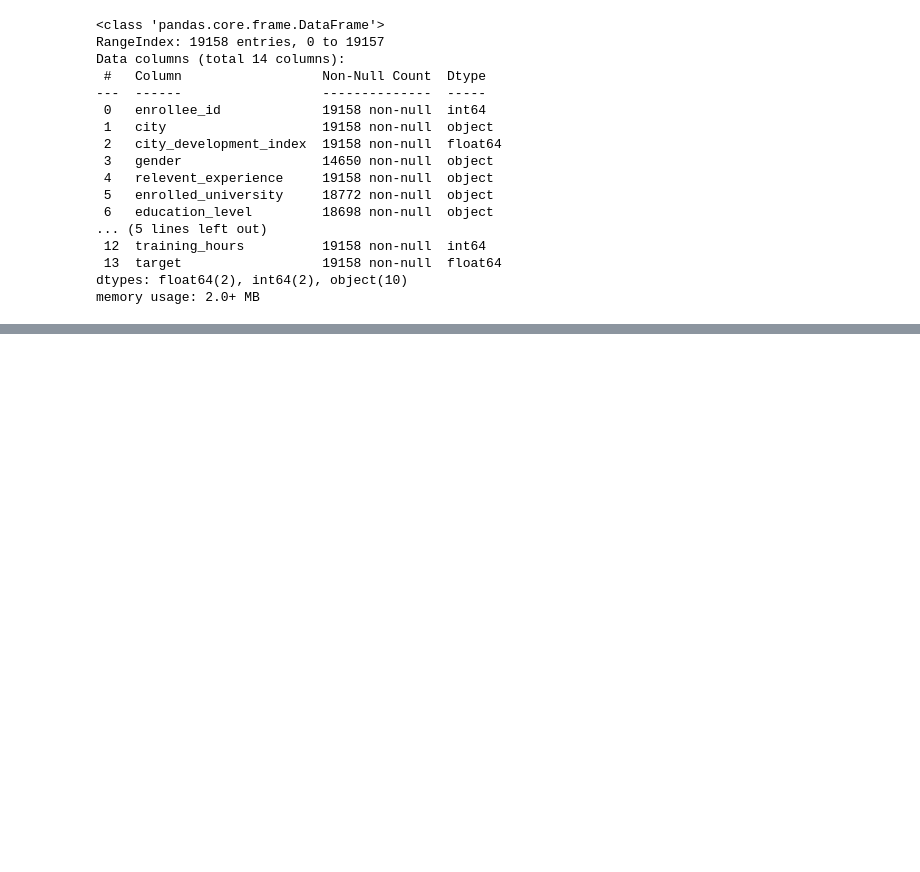
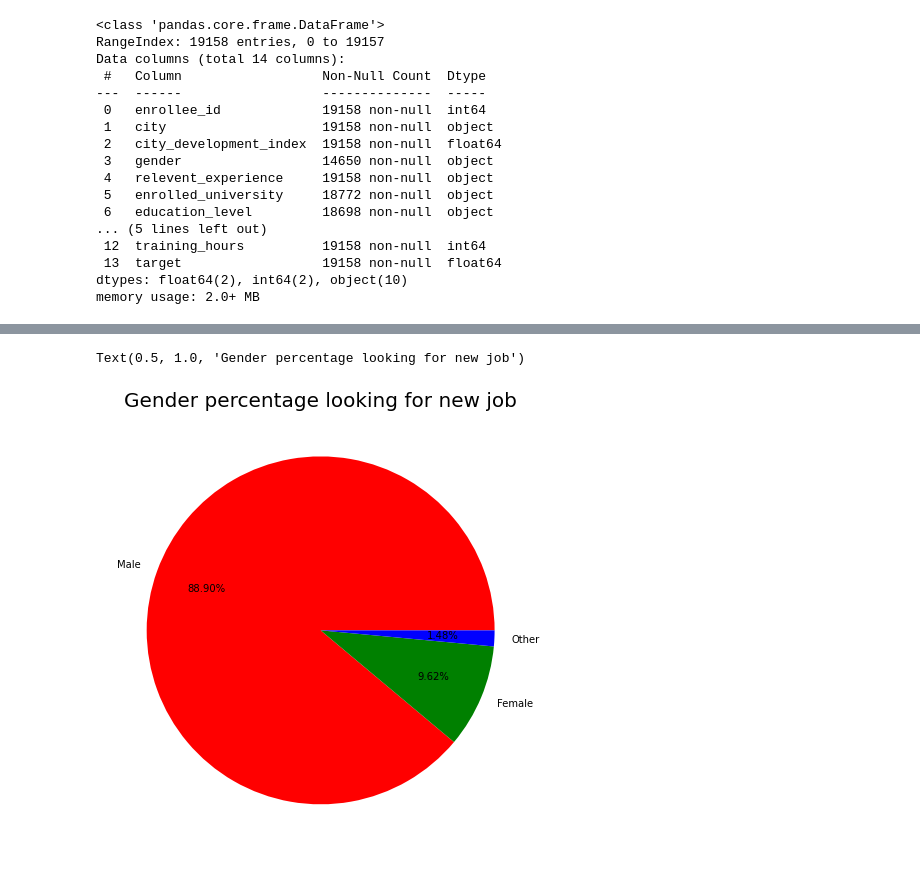
Before and after one commit to PragatiGupta97/Data-Science-for-business, a Jupyter notebook: HR_Analytics.ipynb, the cells around one changed output, grey strips where cells are left out. Cells and saved outputs as stored; diff of their text form; code cells hidden in the pictures; blank space fills up the shorter version.

```diff
--- a/HR_Analytics.ipynb
+++ b/HR_Analytics.ipynb
@@ -62,0 +88,13 @@ memory usage: 2.0+ MB
+# %%
+gender = data[data['target'] == 1]['gender']
+
+gender_temp = gender.value_counts()
+labels = gender_temp.keys()
+bar,ax = plt.subplots(figsize=(8,8))
+plt.pie(x = gender_temp, labels = labels , colors = ['red','green','blue'],
+   autopct="%.2f%%",pctdistance=0.7)
+
+plt.title('Gender percentage looking for new job', fontsize=20)
+# %% [output]
+Text(0.5, 1.0, 'Gender percentage looking for new job')
+[figure, added]
```
Also changed, not shown: parts of 48 cells of this notebook.
